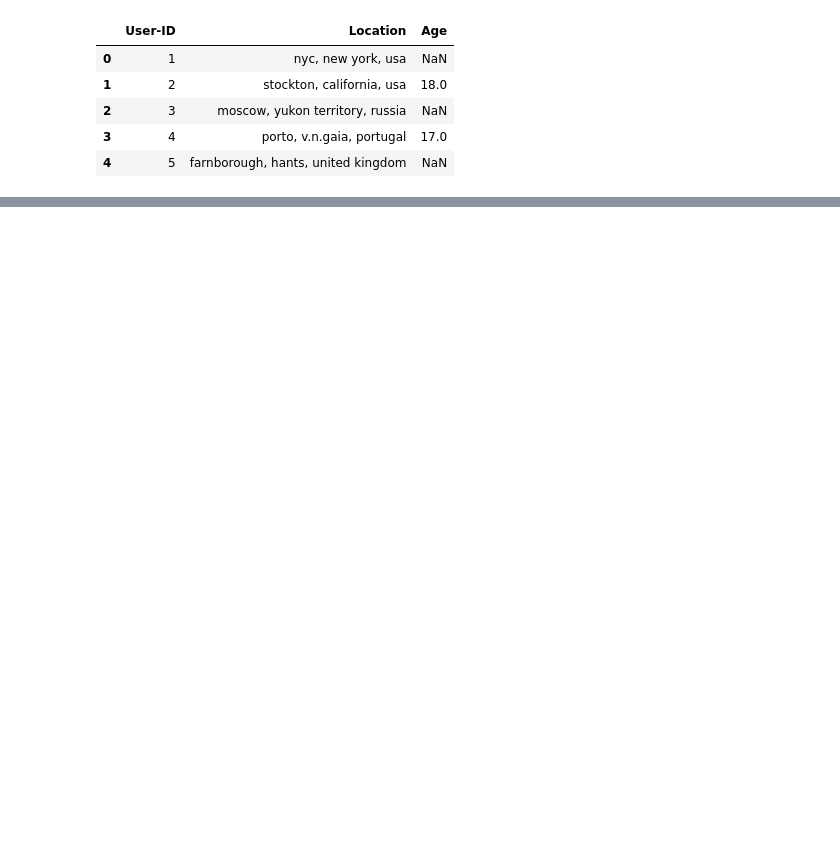
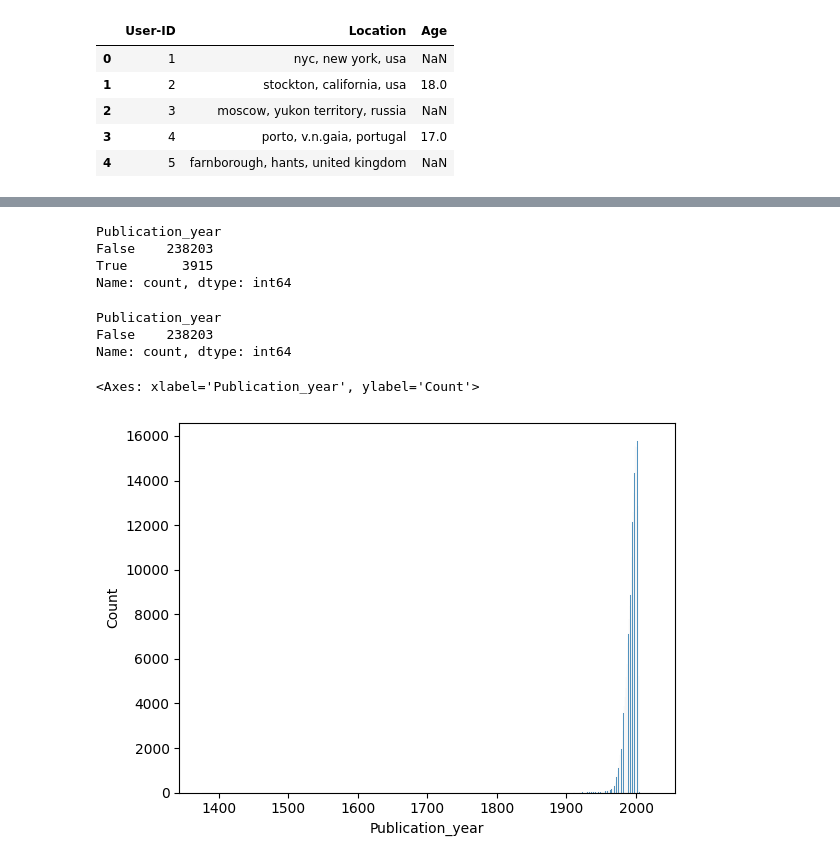
Before and after one commit to Danlof/Recommendation_book_app, a Jupyter notebook: recommendation.ipynb, the cells around one changed output, grey strips where cells are left out. Cells and saved outputs as stored; diff of their text form; code cells hidden in the pictures; blank space fills up the shorter version.

```diff
--- a/recommendation.ipynb
+++ b/recommendation.ipynb
@@ -82,0 +234,20 @@ users_df.head()
+# %%
+(books_df['Publication_year']==0).value_counts()
+# %% [output]
+Publication_year
+False    238203
+True       3915
+Name: count, dtype: int64
+# %%
+books_df = books_df[~(books_df['Publication_year']==0)]
+# %%
+(books_df['Publication_year']==0).value_counts()
+# %% [output]
+Publication_year
+False    238203
+Name: count, dtype: int64
+# %%
+sns.histplot(books_df['Publication_year'])
+# %% [output]
+<Axes: xlabel='Publication_year', ylabel='Count'>
+[figure, added]
```
Also changed, not shown: parts of 35 cells of this notebook.
